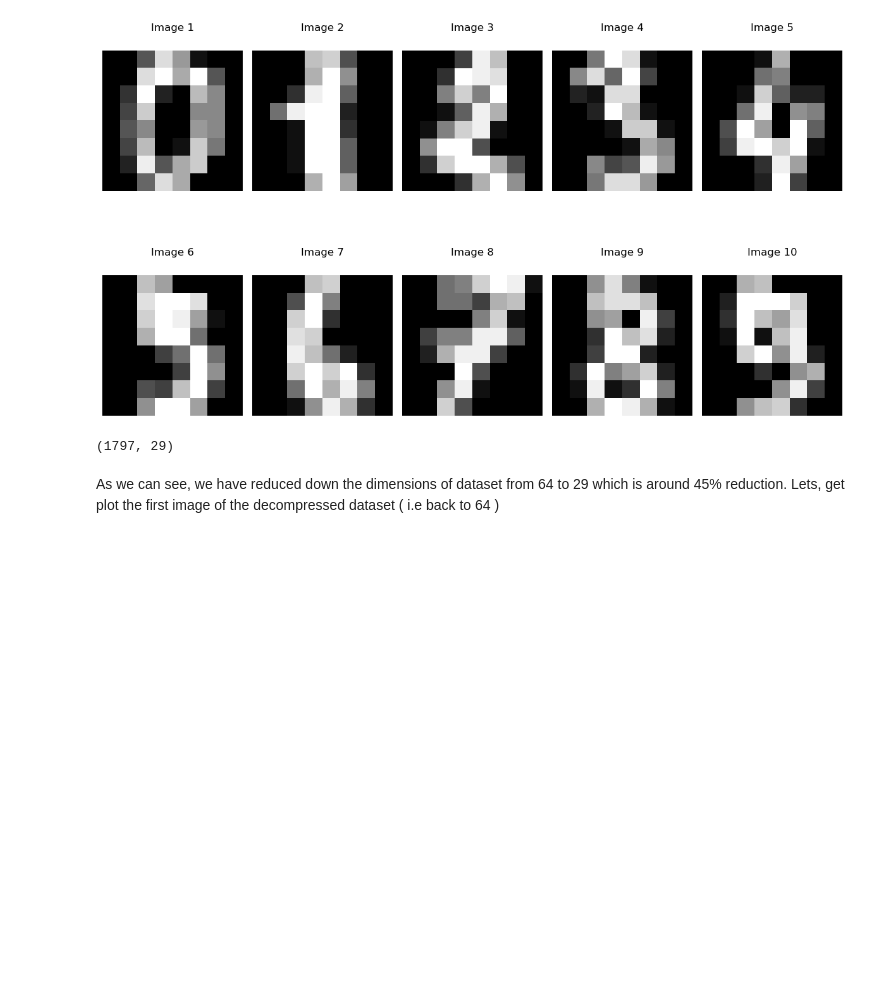
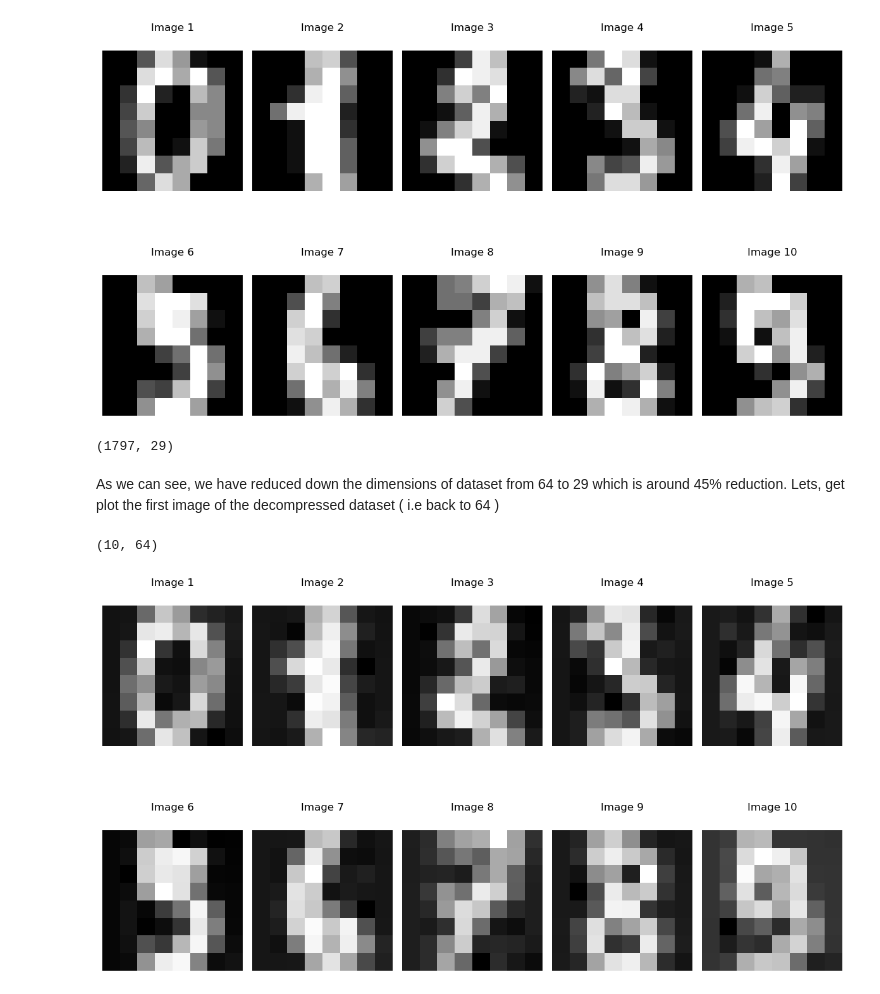
Before and after one commit to Cosmogyrall/Machine-Learning, a Jupyter notebook: inverse_transformation_PCA.ipynb, the cells around one changed output. Cells and saved outputs as stored; diff of their text form; code cells hidden in the pictures; blank space fills up the shorter version.

```diff
--- a/inverse_transformation_PCA.ipynb
+++ b/inverse_transformation_PCA.ipynb
@@ -79,18 +79,25 @@ As we can see, we have reduced down the dimensions of dataset from 64 to 29 whic
 Lets, get plot the first image of the decompressed dataset ( i.e back to 64 )
 # %%
 x_recovered = pca.inverse_transform(x_reduced)
+x_recovered.shape
+arr2 = x_recovered[0:10]
+arr2.shape
+# %% [output]
+(10, 64)
 # %%
-num_images = len(x_recovered[10][:])
+num_images = len(arr2)
 num_cols = 5  # Number of columns in the grid
 num_rows = (num_images + num_cols - 1) // num_cols  # Automatically calculate the number of rows based on the number of images
 fig, axes = plt.subplots(num_rows, num_cols, figsize=(12, 8))
 for i, ax in enumerate(axes.flat):
     if i < num_images:
-        ax.matshow(x_recovered[i].reshape((8, 8)), cmap='gray')
+        ax.matshow(arr2[i].reshape((8, 8)), cmap='gray')
         ax.set_title(f'Image {i+1}')
         ax.axis('off')
     else:
         ax.axis('off')
 
 plt.tight_layout()
 plt.show()
+# %% [output]
+[figure, added]
```
